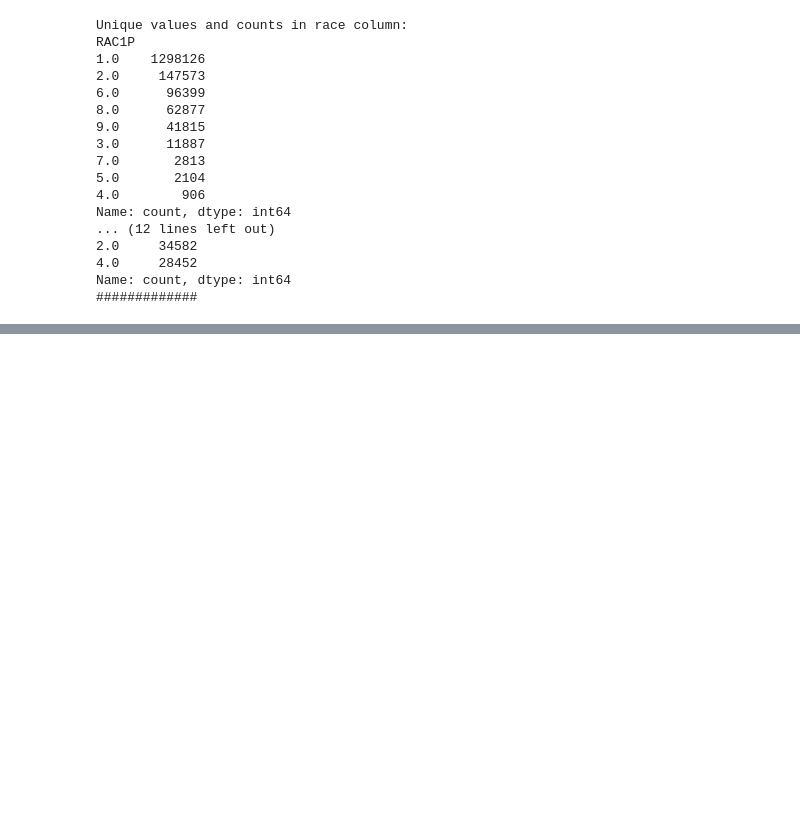
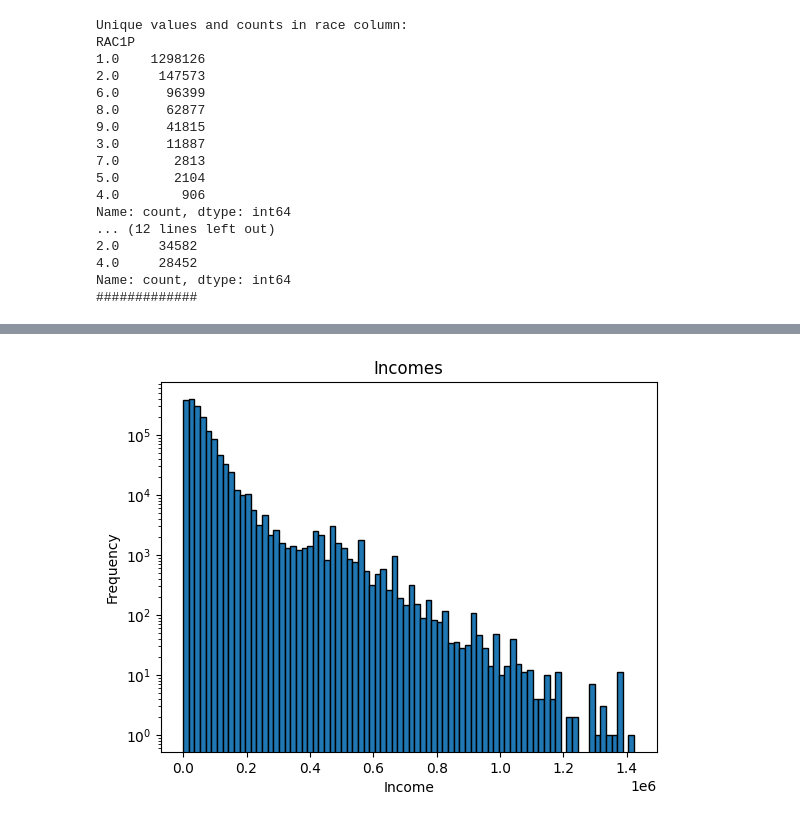
Before and after one commit to maxschaffelder/HCML_project, a Jupyter notebook: data_exploration.ipynb, the cells around one changed output, grey strips where cells are left out. Saved outputs shown, nothing was run; the diff lists cells and outputs as text; code cells hidden in the pictures; blank space fills up the shorter version.

```diff
--- a/data_exploration.ipynb
+++ b/data_exploration.ipynb
@@ -74,0 +154,14 @@ Name: count, dtype: int64
+# %%
+plt.hist(df['PINCP'], bins=80, edgecolor='black')
+
+# Add title and labels
+plt.title('Incomes')
+plt.xlabel('Income')
+plt.ylabel('Frequency')
+plt.yscale("log")
+plt.savefig("graphs/income_distribution_hist.png")
+
+# Show the plot
+plt.show()
+# %% [output]
+[figure, added]
```
Also changed, not shown: parts of 4 cells of this notebook, 3 other files.
